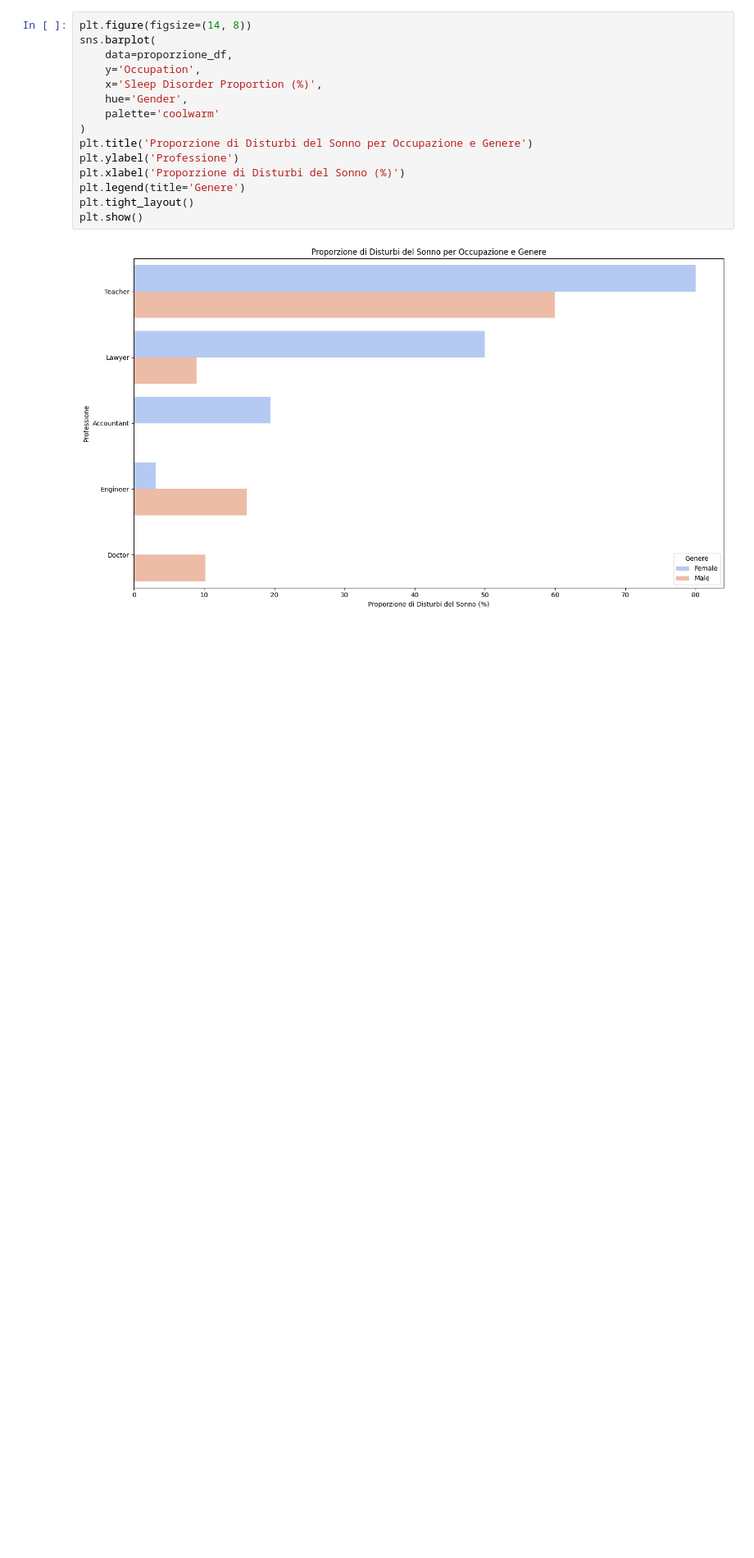
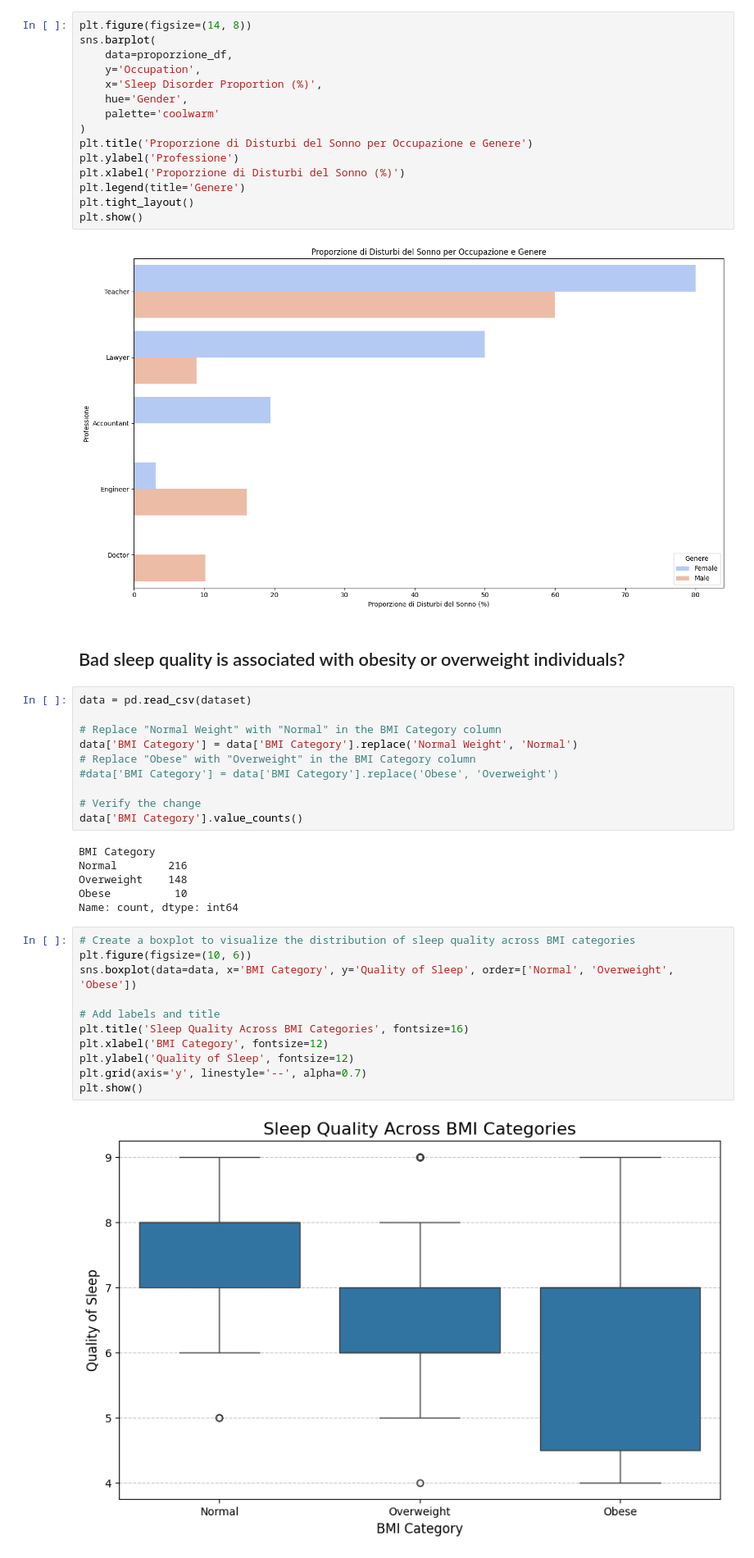
Before and after one commit to gretaquadranti/DataVisualization, a Jupyter notebook: dataViz_notebook.ipynb, the cells around one changed output. Shown: that part at 82% size. Saved outputs shown, nothing was run; the diff lists cells and outputs as text; blank space fills up the shorter version.

```diff
--- a/dataViz_notebook.ipynb
+++ b/dataViz_notebook.ipynb
@@ -280,3 +280,34 @@ plt.tight_layout()
 plt.show()
 # %% [output]
 [figure]
+# %% [markdown]
+## Bad sleep quality is associated with obesity or overweight individuals?
+# %%
+data = pd.read_csv(dataset)
+
+# Replace "Normal Weight" with "Normal" in the BMI Category column
+data['BMI Category'] = data['BMI Category'].replace('Normal Weight', 'Normal')
+# Replace "Obese" with "Overweight" in the BMI Category column
+#data['BMI Category'] = data['BMI Category'].replace('Obese', 'Overweight')
+
+# Verify the change
+data['BMI Category'].value_counts()
+# %% [output]
+BMI Category
+Normal        216
+Overweight    148
+Obese          10
+Name: count, dtype: int64
+# %%
+# Create a boxplot to visualize the distribution of sleep quality across BMI categories
+plt.figure(figsize=(10, 6))
+sns.boxplot(data=data, x='BMI Category', y='Quality of Sleep', order=['Normal', 'Overweight', 'Obese'])
+
+# Add labels and title
+plt.title('Sleep Quality Across BMI Categories', fontsize=16)
+plt.xlabel('BMI Category', fontsize=12)
+plt.ylabel('Quality of Sleep', fontsize=12)
+plt.grid(axis='y', linestyle='--', alpha=0.7)
+plt.show()
+# %% [output]
+[figure, added]
```
Also changed, not shown: parts of 7 cells of this notebook.
